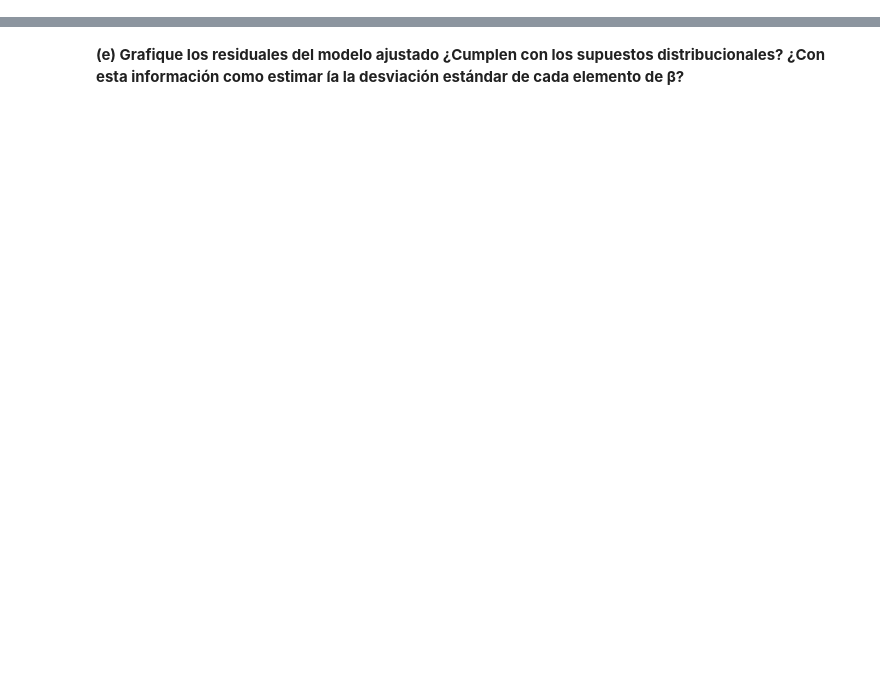
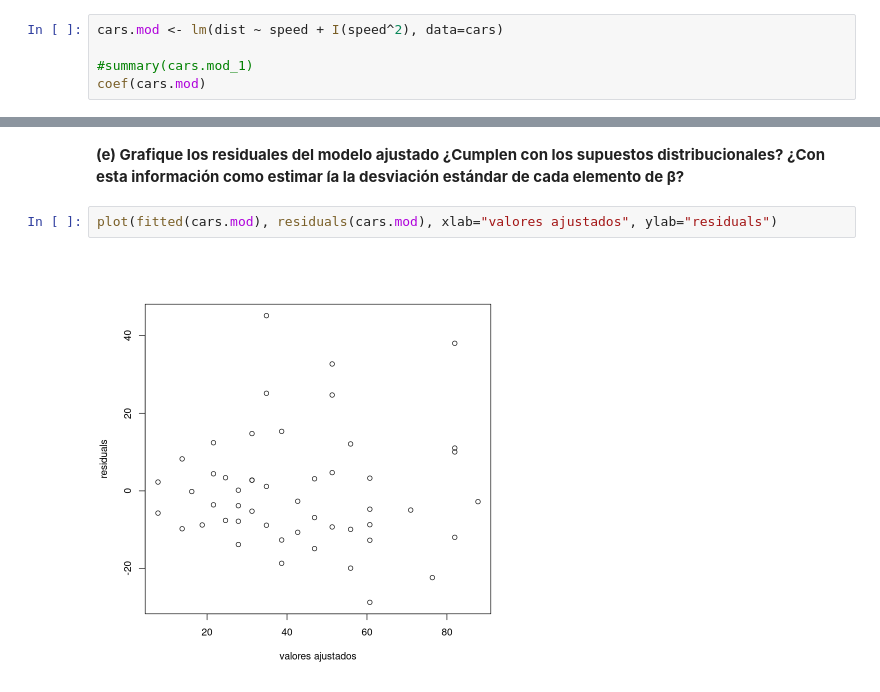
Before and after one commit to MaximilianoVM/MODELOS-LINEALES-CON-R-2024-1, a Jupyter notebook: 5_PRACTICA_2_E1.ipynb, the cells around one changed output, grey strips where cells are left out. Saved outputs shown, nothing was run; the diff lists cells and outputs as text; blank space fills up the shorter version.

```diff
--- a/5_PRACTICA_2_E1.ipynb
+++ b/5_PRACTICA_2_E1.ipynb
@@ -47,0 +88,5 @@ A matrix: 2 × 2 of type dbl
+# %%
+cars.mod <- lm(dist ~ speed + I(speed^2), data=cars)
+
+#summary(cars.mod_1)
+coef(cars.mod)
@@ -53,3 +110,7 @@ Estimar el vector β via la expresion anterior (método clásico) y comparar con
 <b>(e) Grafique los residuales del modelo ajustado ¿Cumplen con los supuestos
 distribucionales? ¿Con esta información como estimar ́ıa la desviación
 estándar de cada elemento de β?
+# %%
+plot(fitted(cars.mod), residuals(cars.mod), xlab="valores ajustados", ylab="residuals")
+# %% [output]
+[figure, added]
```
Also changed, not shown: parts of 9 cells of this notebook, 1 other file.
